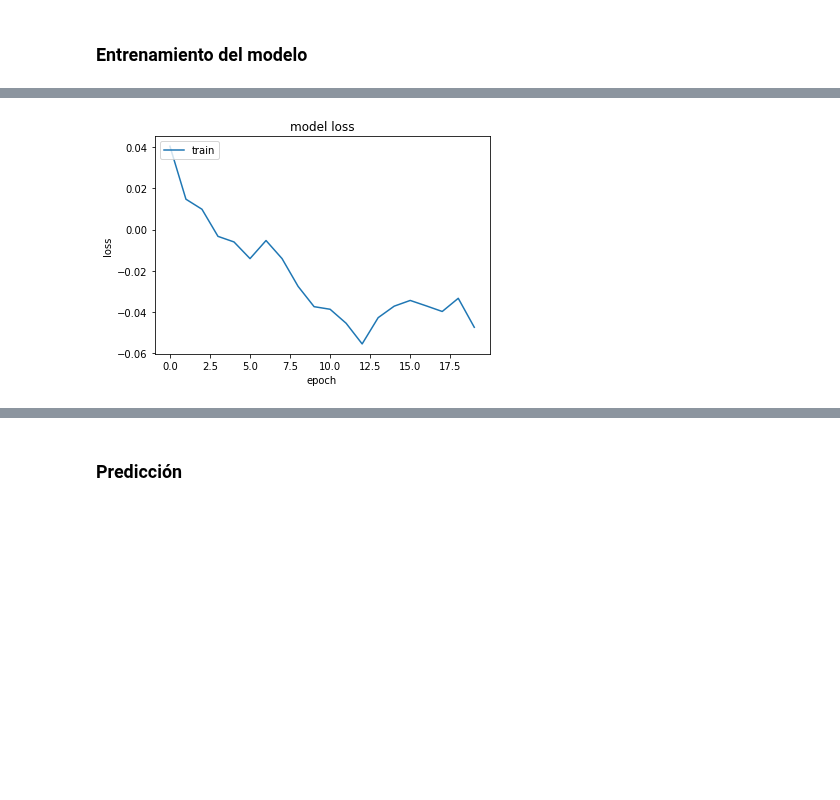
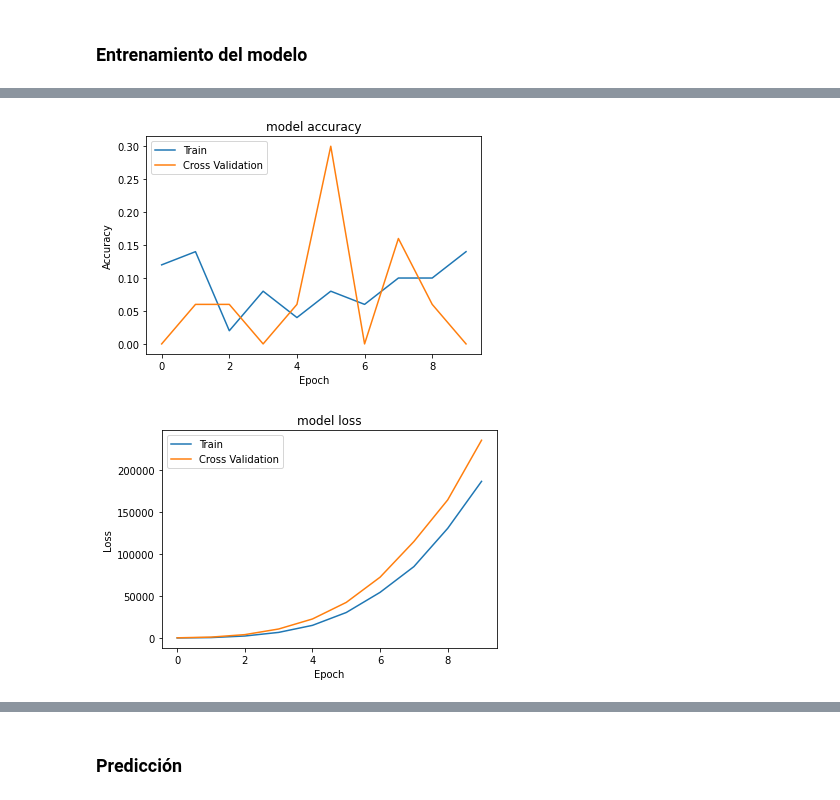
Before and after one commit to alvaro-lg/TFG, a Jupyter notebook: TFG.ipynb, the cells around one changed output, grey strips where cells are left out. Cells and saved outputs as stored; diff of their text form; code cells hidden in the pictures; blank space fills up the shorter version.

```diff
--- a/TFG.ipynb
+++ b/TFG.ipynb
@@ -246,7 +244,7 @@ def split_wav(data, old_sampling_rate, new_sampling_rate):
     step = int(len(data) * sampling_period / duration)
 
     tail = len(data) % step
-    data = data[0:-tail]
+    if tail > 0: data = data[0:-tail]
     result = data.reshape(-1, step)
 
     return result
@@ -262,7 +260,7 @@ def vectorize_wavs(files, sampling_rate=SAMPLING_RATE, dir_path=PATH):
     result = []
 
     for file in files:
-        data, sr = librosa.load(PATH + file)
+        data, sr = librosa.load(PATH + file, sr=sampling_rate)
         resampled_data = split_wav(data, sr, sampling_rate)
         result.append(np.array(resampled_data))
 
@@ -298,0 +318,9 @@ for i in range(num):
+# %%
+# Constates relativas a los ficheros MIDI
+MIDI_MAX = 127
+MIDI_MIN = 0
+
+# Constates relativas a los ficheros WAV
+WAV_MAX = 1
+WAV_MIN = -1
+MU = 255
@@ -299,11 +508,9 @@ for i in range(num):
 # %%
-# Rellenamos con Nones las listas para machear al longitud del dataframe
-X += [None] * (df.shape[0] - len(X))
-y += [None] * (df.shape[0] - len(y))
-
-df['X'] = X
-df['y'] = y
-df.head()
+in_norm = Normalizer(df['X_raw'])
+out_enc = Mu_law_encoder(df['y_raw'])
+df['X'] = in_norm.normalize_series(df['X_raw'])
+df['y'] = out_enc.encode_series(df['y_raw'])
+df.head() # Normalized both inputs and outputs
 # %% [output]
 |  | canonical_composer | canonical_title | split | year | midi_filename | audio_filename | duration | ... |
 | 0 | Alban Berg | Sonata Op. 1 | train | 2018 | 2018/MIDI-Unprocessed_Chamber3_MI... | 2018/MIDI-Unprocessed_Chamber3_MI... | 698.661160 | ... |
@@ -429,22 +687,23 @@ Epoch 20/20
 '''
 def plot_history(history):
     # summarize history for accuracy
-    '''plt.plot(history.history['binary_accuracy'])
-    plt.plot(history.history['val_binary_accuracy'])
+    plt.plot(history.history['accuracy'])
+    plt.plot(history.history['val_accuracy'])
     plt.title('model accuracy')
-    plt.ylabel('binary_accuracy')
-    plt.xlabel('epoch')
-    plt.legend(['train', 'test'], loc='upper left')'''
+    plt.ylabel('Accuracy')
+    plt.xlabel('Epoch')
+    plt.legend(['Train', 'Cross Validation'], loc='upper left')
     plt.show()
     # summarize history for loss
     plt.plot(history.history['loss'])
-    #plt.plot(history.history['val_loss'])
+    plt.plot(history.history['val_loss'])
     plt.title('model loss')
-    plt.ylabel('loss')
-    plt.xlabel('epoch')
-    plt.legend(['train', 'test'], loc='upper left')
+    plt.ylabel('Loss')
+    plt.xlabel('Epoch')
+    plt.legend(['Train', 'Cross Validation'], loc='upper left')
     plt.show()
 # %%
-plot_history(history)
+plot_history(histories[0])
 # %% [output]
-[figure, old version]
+[figure, new version]
+[figure, added]
```
Also changed, not shown: parts of 18 cells of this notebook.
